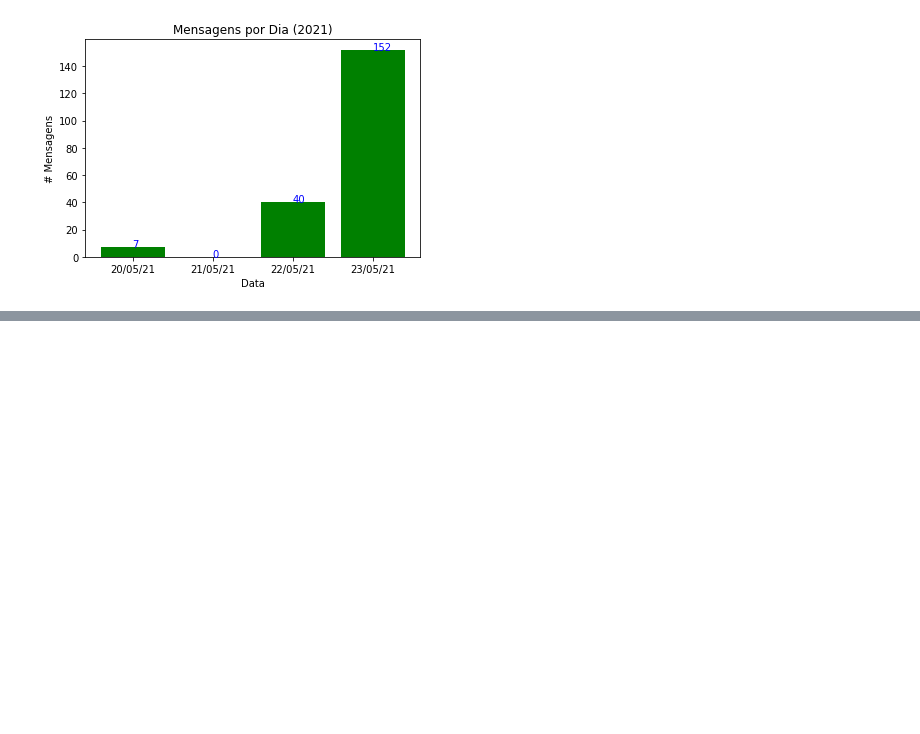
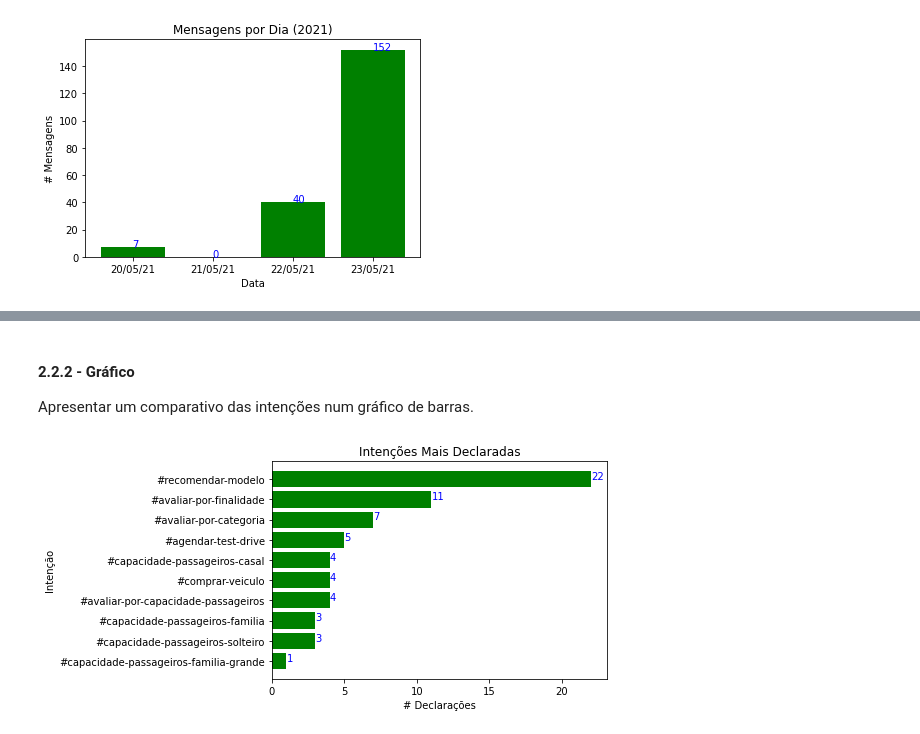
Before and after one commit to RafaelSchubert/furb-data-science-chatbot, a Jupyter notebook: analise/analise-desempenho.ipynb, the cells around one changed output, grey strips where cells are left out. Drawn from its saved outputs; the diff is of its cells as text; code cells hidden in the pictures; blank space fills up the shorter version.

Commit message:
Indicador intenções mais declaradas.

```diff
--- a/analise/analise-desempenho.ipynb
+++ b/analise/analise-desempenho.ipynb
@@ -272,0 +281,9 @@ plt.show()
+# %%
+from collections import Counter
+
+contagem_intencoes = Counter(
+    intencao for lista in df_mensagens['intencoes']
+        for intencao in lista
+)
+
+contagem_intencoes
@@ -272,0 +303,27 @@ plt.show()
+# %% [markdown]
+#### 2.2.2 - Gráfico
+
+Apresentar um comparativo das intenções num gráfico de barras.
+# %%
+contagem_intencoes = dict(sorted(contagem_intencoes.items(), key=lambda x: x[1]))
+
+# #confirmacao e #declinacao são intenções gerais.
+# Vamos desconsiderá-las nesta análise.
+for k in ['#confirmacao', '#declinacao']:
+    contagem_intencoes.pop(k)
+# %%
+plt.barh(
+    list(contagem_intencoes.keys()),
+    list(contagem_intencoes.values()),
+    color='green'
+)
+plt.title('Intenções Mais Declaradas')
+plt.xlabel('# Declarações')
+plt.ylabel('Intenção')
+
+for (k, v) in contagem_intencoes.items():
+    plt.annotate(v, (v, k), color='blue')
+
+plt.show()
+# %% [output]
+[figure, added]
```
Also changed, not shown: parts of 3 cells of this notebook.
